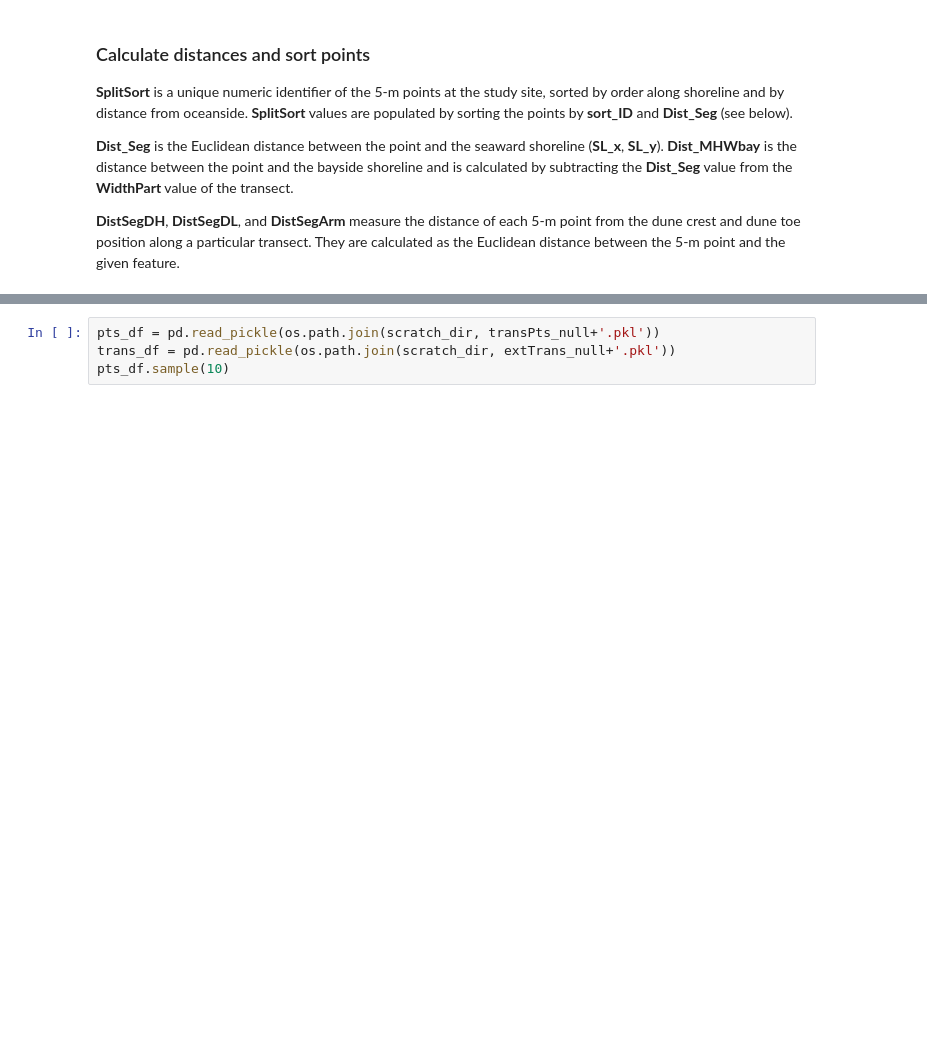
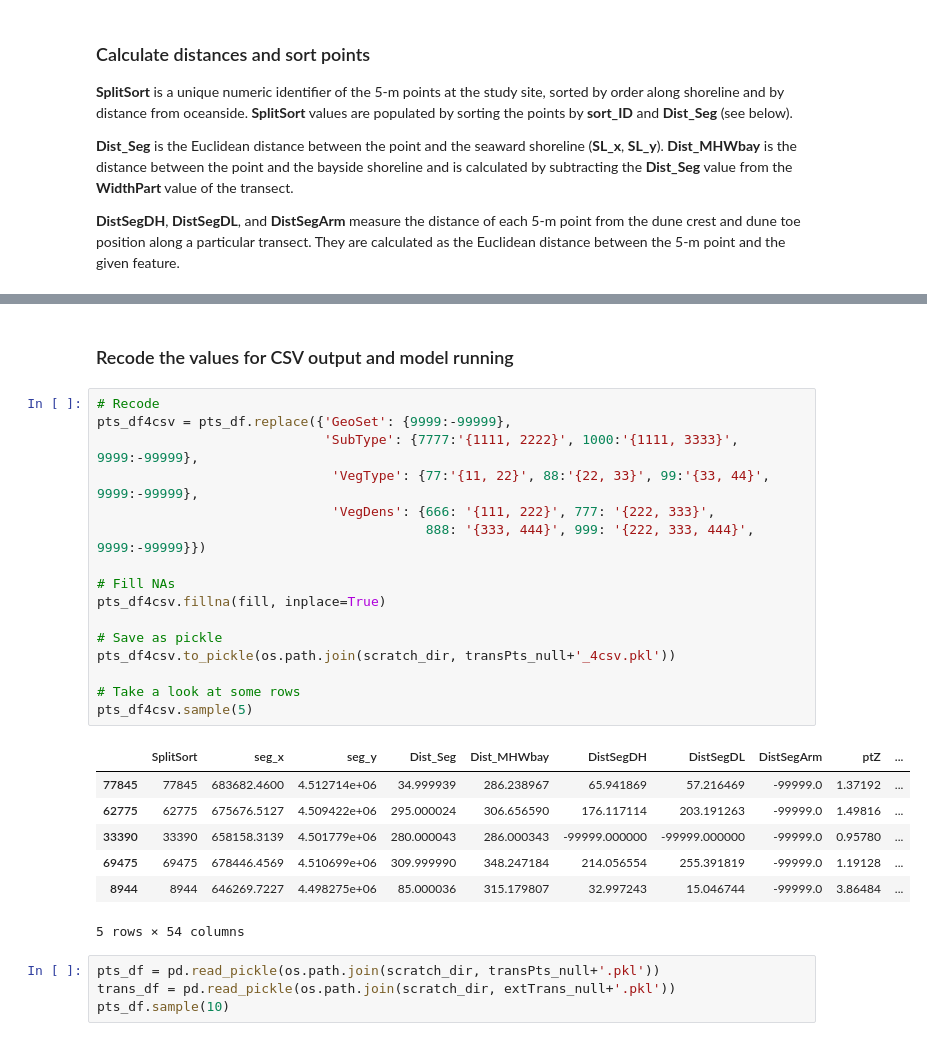
Before and after one commit to esturdivant-usgs/BI-geomorph-extraction, a Jupyter notebook: CoastalVarExtractor/extractor_FireIsland2012.ipynb, the cells around one changed output, grey strips where cells are left out. Cells and saved outputs as stored; diff of their text form; blank space fills up the shorter version.

```diff
--- a/CoastalVarExtractor/extractor_FireIsland2012.ipynb
+++ b/CoastalVarExtractor/extractor_FireIsland2012.ipynb
@@ -558,3 +575,29 @@ pts_df.sample(10)
+# %% [markdown]
+### Recode the values for CSV output and model running
+# %%
+# Recode
+pts_df4csv = pts_df.replace({'GeoSet': {9999:-99999},
+                             'SubType': {7777:'{1111, 2222}', 1000:'{1111, 3333}', 9999:-99999},
+                              'VegType': {77:'{11, 22}', 88:'{22, 33}', 99:'{33, 44}', 9999:-99999},
+                              'VegDens': {666: '{111, 222}', 777: '{222, 333}',
+                                          888: '{333, 444}', 999: '{222, 333, 444}', 9999:-99999}})
+
+# Fill NAs
+pts_df4csv.fillna(fill, inplace=True)
+
+# Save as pickle
+pts_df4csv.to_pickle(os.path.join(scratch_dir, transPts_null+'_4csv.pkl'))
+
+# Take a look at some rows
+pts_df4csv.sample(5)
+# %% [output]
+|  | SplitSort | seg_x | seg_y | Dist_Seg | Dist_MHWbay | DistSegDH | DistSegDL | DistSegArm | ptZ | ... |
+| 77845 | 77845 | 683682.4600 | 4.512714e+06 | 34.999939 | 286.238967 | 65.941869 | 57.216469 | -99999.0 | 1.37192 | ... |
+| 62775 | 62775 | 675676.5127 | 4.509422e+06 | 295.000024 | 306.656590 | 176.117114 | 203.191263 | -99999.0 | 1.49816 | ... |
+| 33390 | 33390 | 658158.3139 | 4.501779e+06 | 280.000043 | 286.000343 | -99999.000000 | -99999.000000 | -99999.0 | 0.95780 | ... |
+| 69475 | 69475 | 678446.4569 | 4.510699e+06 | 309.999990 | 348.247184 | 214.056554 | 255.391819 | -99999.0 | 1.19128 | ... |
+| 8944 | 8944 | 646269.7227 | 4.498275e+06 | 85.000036 | 315.179807 | 32.997243 | 15.046744 | -99999.0 | 3.86484 | ... |
+5 rows × 54 columns
 # %%
 pts_df = pd.read_pickle(os.path.join(scratch_dir, transPts_null+'.pkl'))
 trans_df = pd.read_pickle(os.path.join(scratch_dir, extTrans_null+'.pkl'))
```
Also changed, not shown: parts of 15 cells of this notebook, 4 other files.
